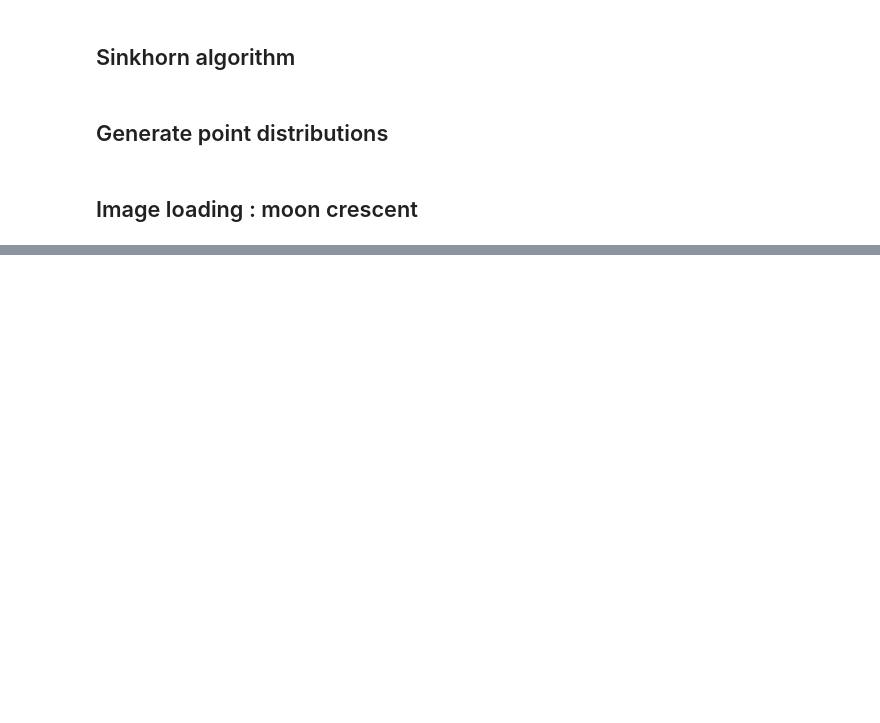
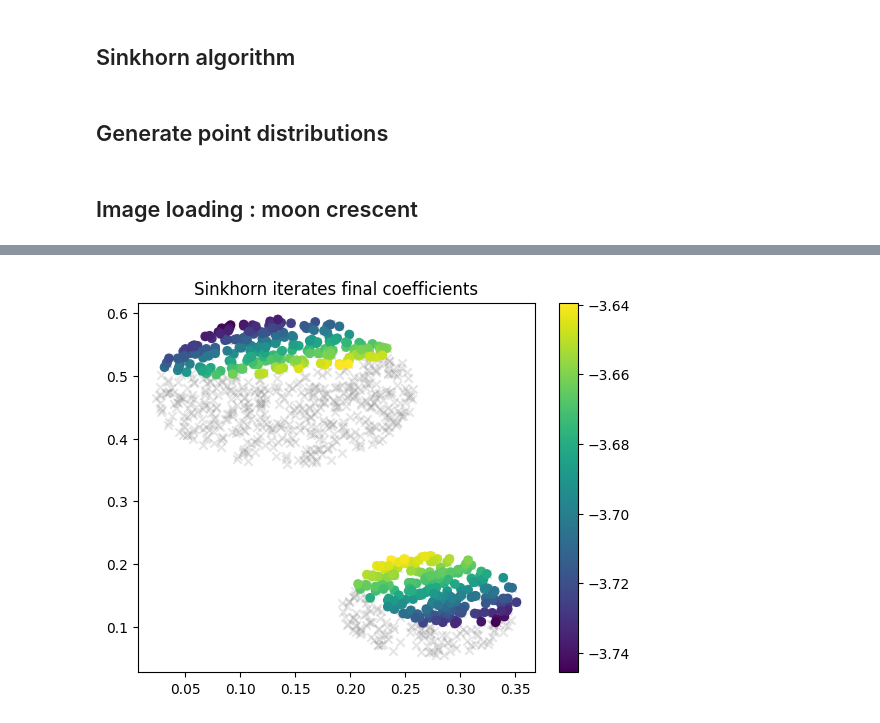
Before and after one commit to kerrianlc/Sinkhorn, a Jupyter notebook: src/geodesic_sinkhorn.ipynb, the cells around one changed output, grey strips where cells are left out. Drawn from its saved outputs; the diff is of its cells as text; code cells hidden in the pictures; blank space fills up the shorter version.

```diff
--- a/src/geodesic_sinkhorn.ipynb
+++ b/src/geodesic_sinkhorn.ipynb
@@ -405,0 +427,13 @@ plt.savefig("../results/geodesic_moon.png")
+# %%
+sinkhorn = Sinkhorn(tau=1)
+u, v = sinkhorn(np.ones((len(a),)), np.ones((len(b),)), a, b, max_iter=50)
+fig, ax = plt.subplots()
+ax.scatter(points[:,0], points[:,1], alpha=0.2, marker="x", color="gray")
+ax.scatter(a[:,0], a[:,1], c=np.log(u))
+
+s = ax.scatter(b[:,0], b[:,1], c=np.log(v))
+ax.set_title("Sinkhorn iterates final coefficients")
+plt.colorbar(s)
+plt.savefig("../results/euclidean_circles.png")
+# %% [output]
+[figure, added]
```
Also changed, not shown: parts of 6 cells of this notebook, 4 other files.
